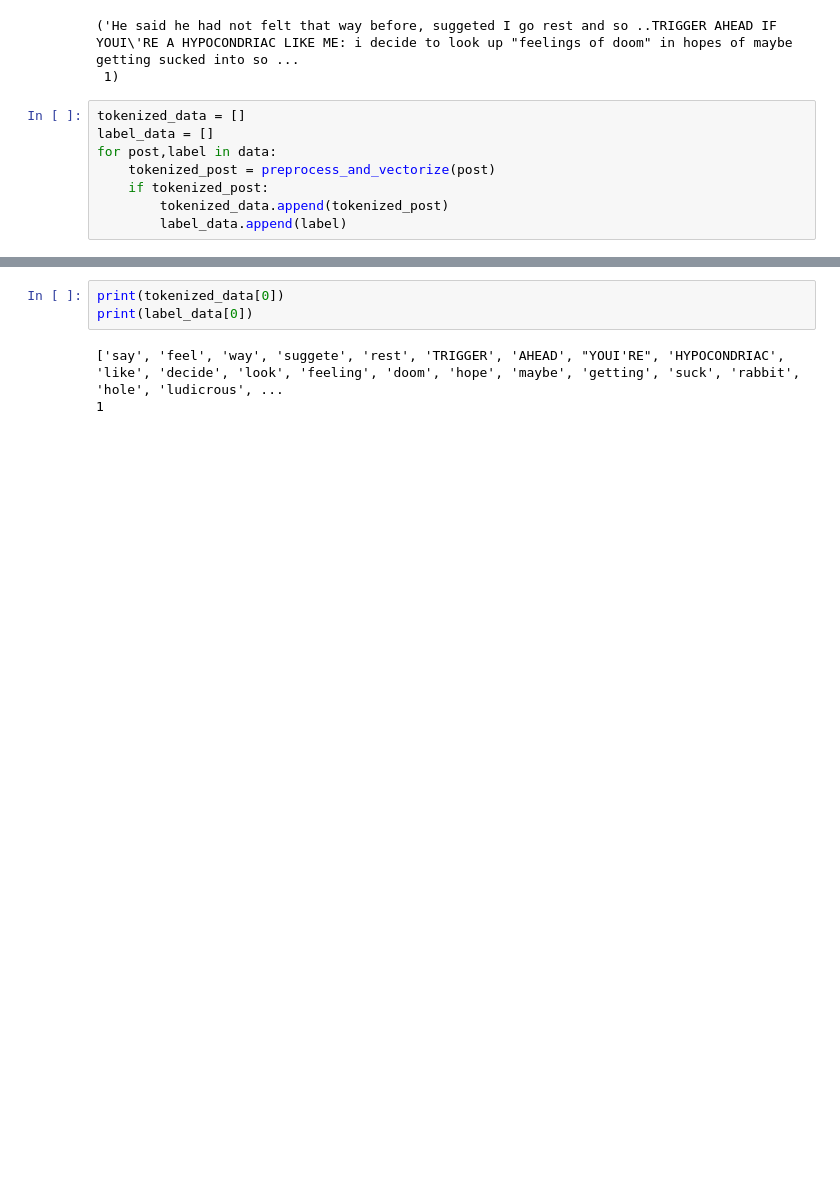
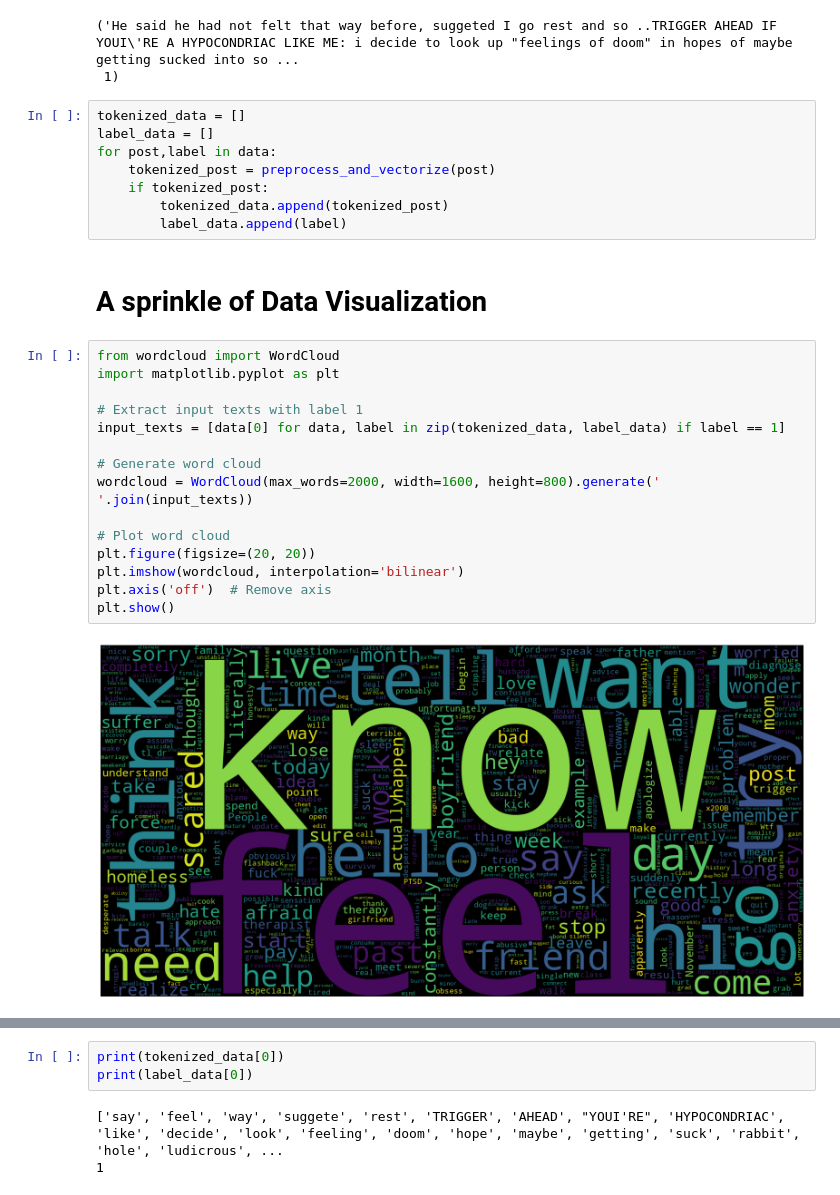
Before and after one commit to marijacetkovic/stress-prediction, a Jupyter notebook: stress-prediction.ipynb, the cells around one changed output, grey strips where cells are left out. Cells and saved outputs as stored; diff of their text form; blank space fills up the shorter version.

```diff
--- a/stress-prediction.ipynb
+++ b/stress-prediction.ipynb
@@ -90,3 +89,22 @@ for post,label in data:
     if tokenized_post:
         tokenized_data.append(tokenized_post)
         label_data.append(label)
+# %% [markdown]
+# A sprinkle of Data Visualization
+# %%
+from wordcloud import WordCloud
+import matplotlib.pyplot as plt
+
+# Extract input texts with label 1
+input_texts = [data[0] for data, label in zip(tokenized_data, label_data) if label == 1]
+
+# Generate word cloud
+wordcloud = WordCloud(max_words=2000, width=1600, height=800).generate(' '.join(input_texts))
+
+# Plot word cloud
+plt.figure(figsize=(20, 20))
+plt.imshow(wordcloud, interpolation='bilinear')
+plt.axis('off')  # Remove axis
+plt.show()
+# %% [output]
+[figure, added]
```
Also changed, not shown: parts of 7 cells of this notebook.
